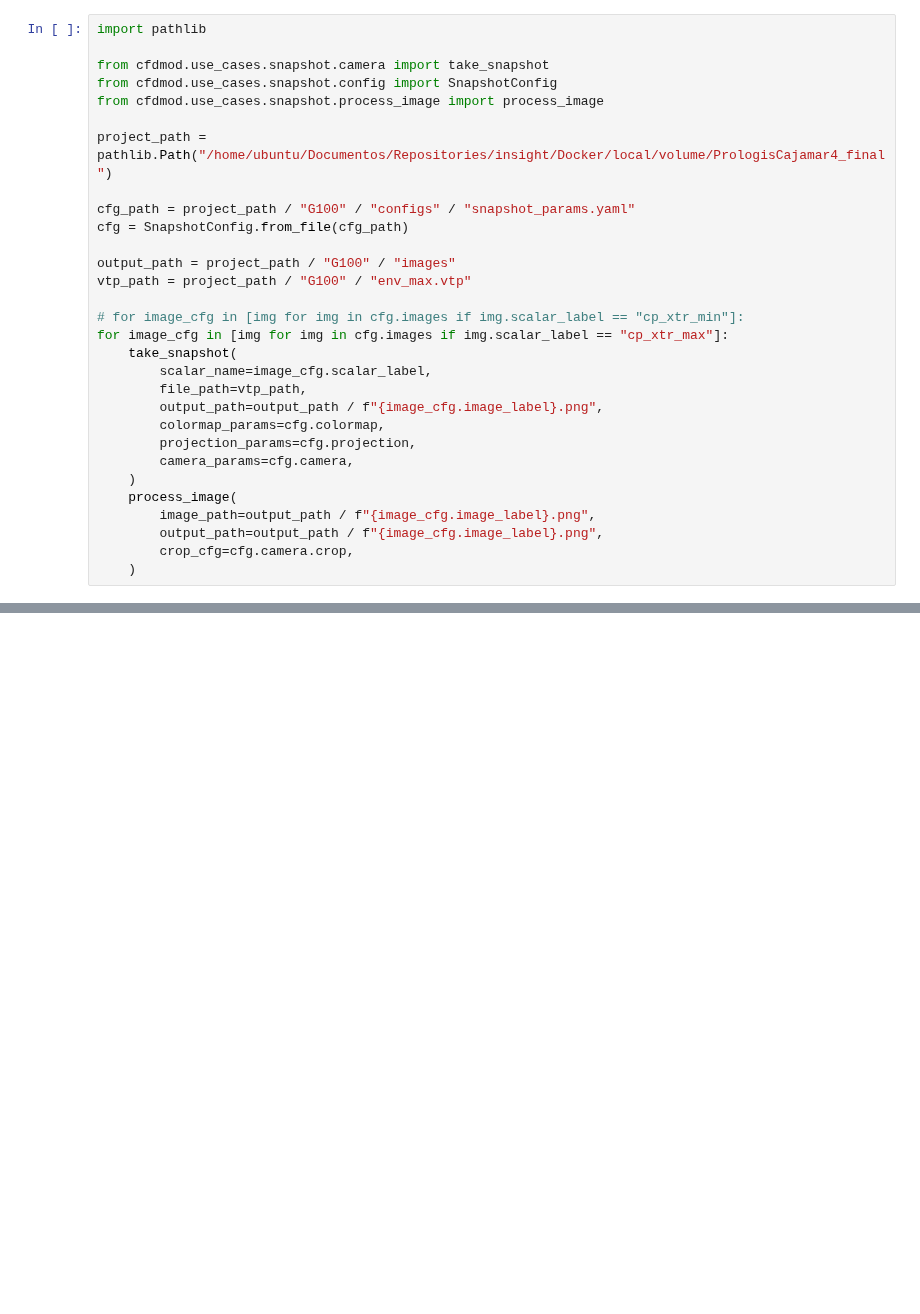
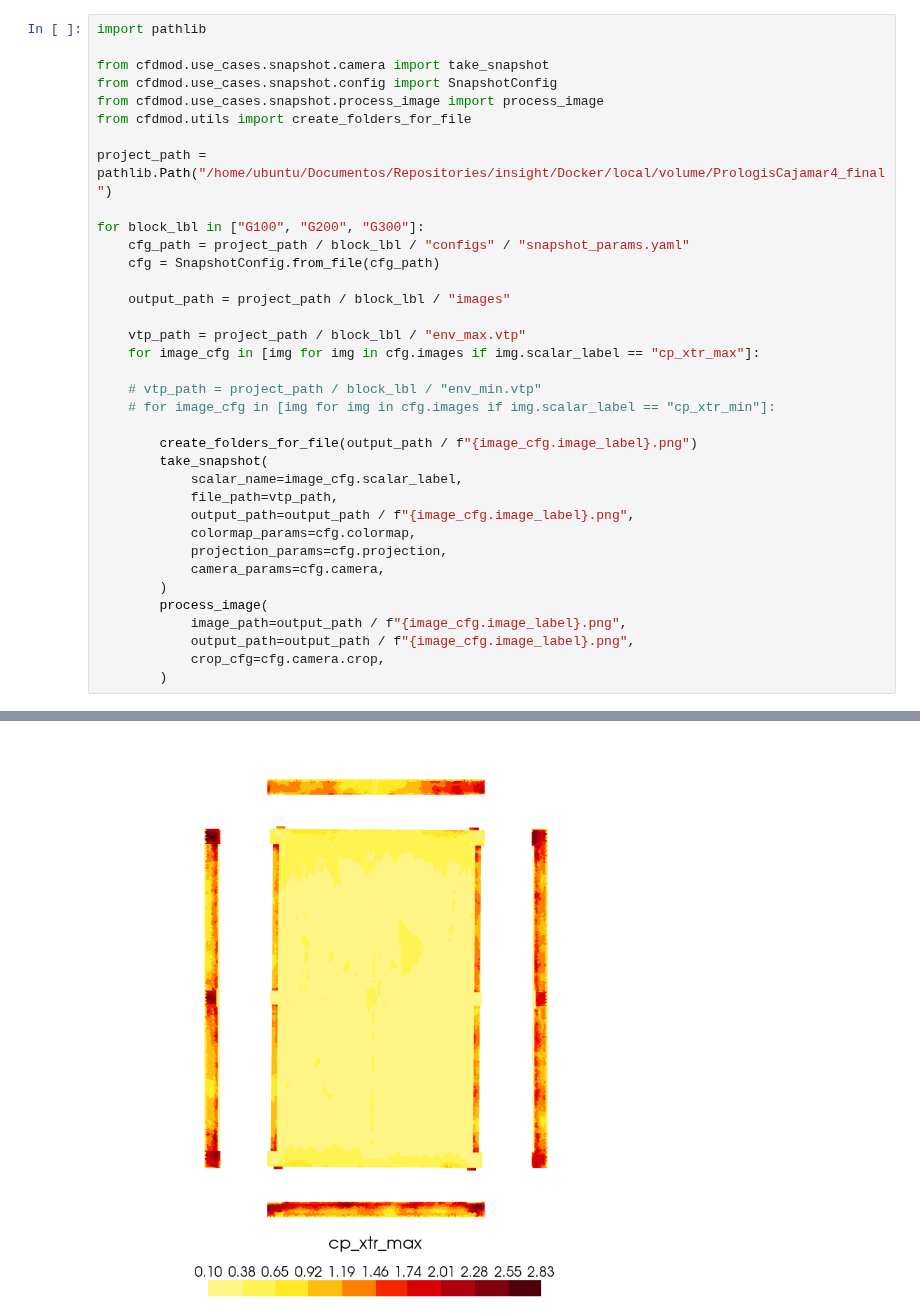
Before and after one commit to AeroSim-CFD/cfdmod, a Jupyter notebook: docs/source/use_cases/snapshot/take_snapshot.ipynb, the cells around one changed output, grey strips where cells are left out. Drawn from its saved outputs; the diff is of its cells as text; blank space fills up the shorter version.

```diff
--- a/docs/source/use_cases/snapshot/take_snapshot.ipynb
+++ b/docs/source/use_cases/snapshot/take_snapshot.ipynb
@@ -4,28 +4,34 @@ import pathlib
 from cfdmod.use_cases.snapshot.camera import take_snapshot
 from cfdmod.use_cases.snapshot.config import SnapshotConfig
 from cfdmod.use_cases.snapshot.process_image import process_image
+from cfdmod.utils import create_folders_for_file
 
 project_path = pathlib.Path("/home/ubuntu/Documentos/Repositories/insight/Docker/local/volume/PrologisCajamar4_final")
 
-cfg_path = project_path / "G100" / "configs" / "snapshot_params.yaml"
-cfg = SnapshotConfig.from_file(cfg_path)
+for block_lbl in ["G100", "G200", "G300"]:
+    cfg_path = project_path / block_lbl / "configs" / "snapshot_params.yaml"
+    cfg = SnapshotConfig.from_file(cfg_path)
 
-output_path = project_path / "G100" / "images"
-vtp_path = project_path / "G100" / "env_max.vtp"
+    output_path = project_path / block_lbl / "images"
 
-# for image_cfg in [img for img in cfg.images if img.scalar_label == "cp_xtr_min"]:
-for image_cfg in [img for img in cfg.images if img.scalar_label == "cp_xtr_max"]:
-    take_snapshot(
-        scalar_name=image_cfg.scalar_label,
-        file_path=vtp_path,
-        output_path=output_path / f"{image_cfg.image_label}.png",
-        colormap_params=cfg.colormap,
-        projection_params=cfg.projection,
-        camera_params=cfg.camera,
-    )
-    process_image(
-        image_path=output_path / f"{image_cfg.image_label}.png",
-        output_path=output_path / f"{image_cfg.image_label}.png",
-        crop_cfg=cfg.camera.crop,
-    )
+    vtp_path = project_path / block_lbl / "env_max.vtp"
+    for image_cfg in [img for img in cfg.images if img.scalar_label == "cp_xtr_max"]:
+
+    # vtp_path = project_path / block_lbl / "env_min.vtp"
+    # for image_cfg in [img for img in cfg.images if img.scalar_label == "cp_xtr_min"]:
+
+        create_folders_for_file(output_path / f"{image_cfg.image_label}.png")
+        take_snapshot(
+            scalar_name=image_cfg.scalar_label,
+            file_path=vtp_path,
+            output_path=output_path / f"{image_cfg.image_label}.png",
+            colormap_params=cfg.colormap,
+            projection_params=cfg.projection,
+            camera_params=cfg.camera,
+        )
+        process_image(
+            image_path=output_path / f"{image_cfg.image_label}.png",
+            output_path=output_path / f"{image_cfg.image_label}.png",
+            crop_cfg=cfg.camera.crop,
+        )
 # %% [output]
@@ -32,0 +42 @@ TypeError: SetFocalPoint argument 1: expected a sequence of 3 values, got 6 valu
+[figure, added]
```
Also changed, not shown: parts of 1 cell of this notebook, 2 other files.
